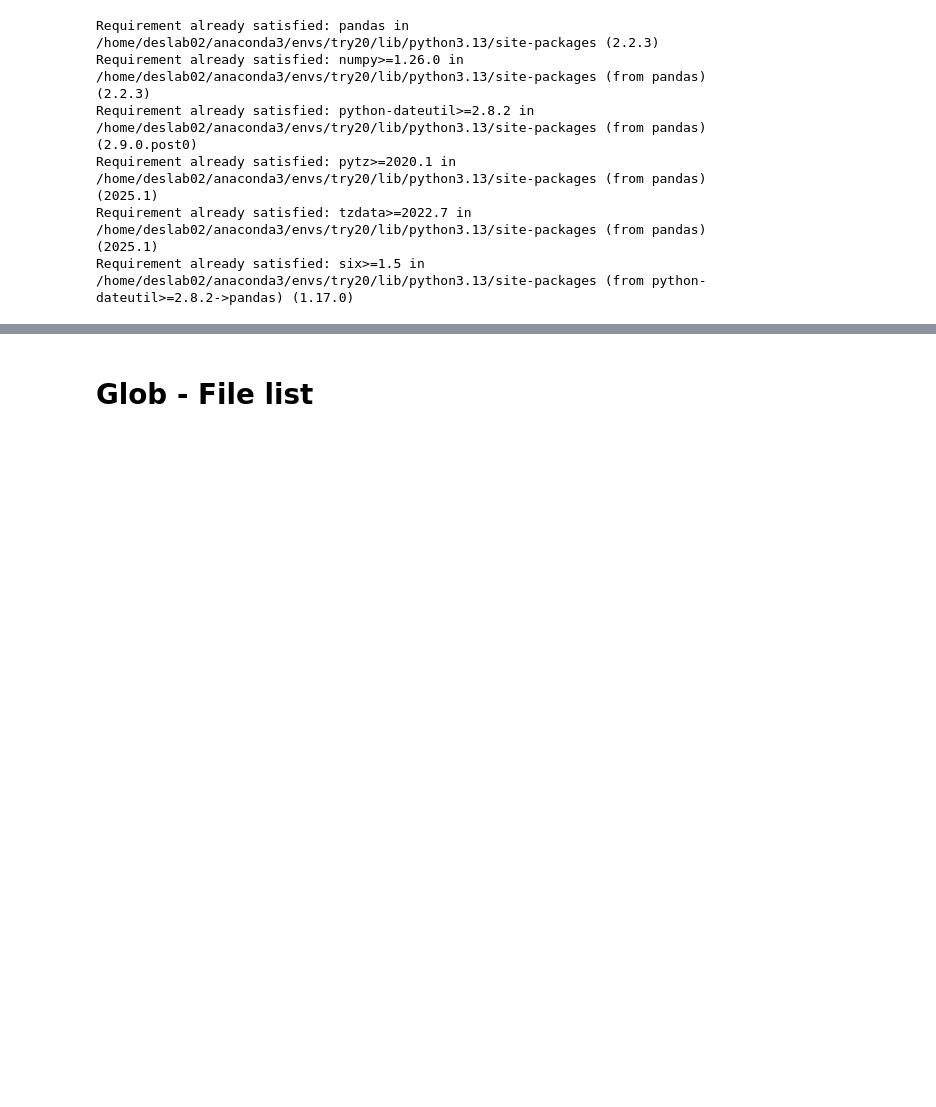
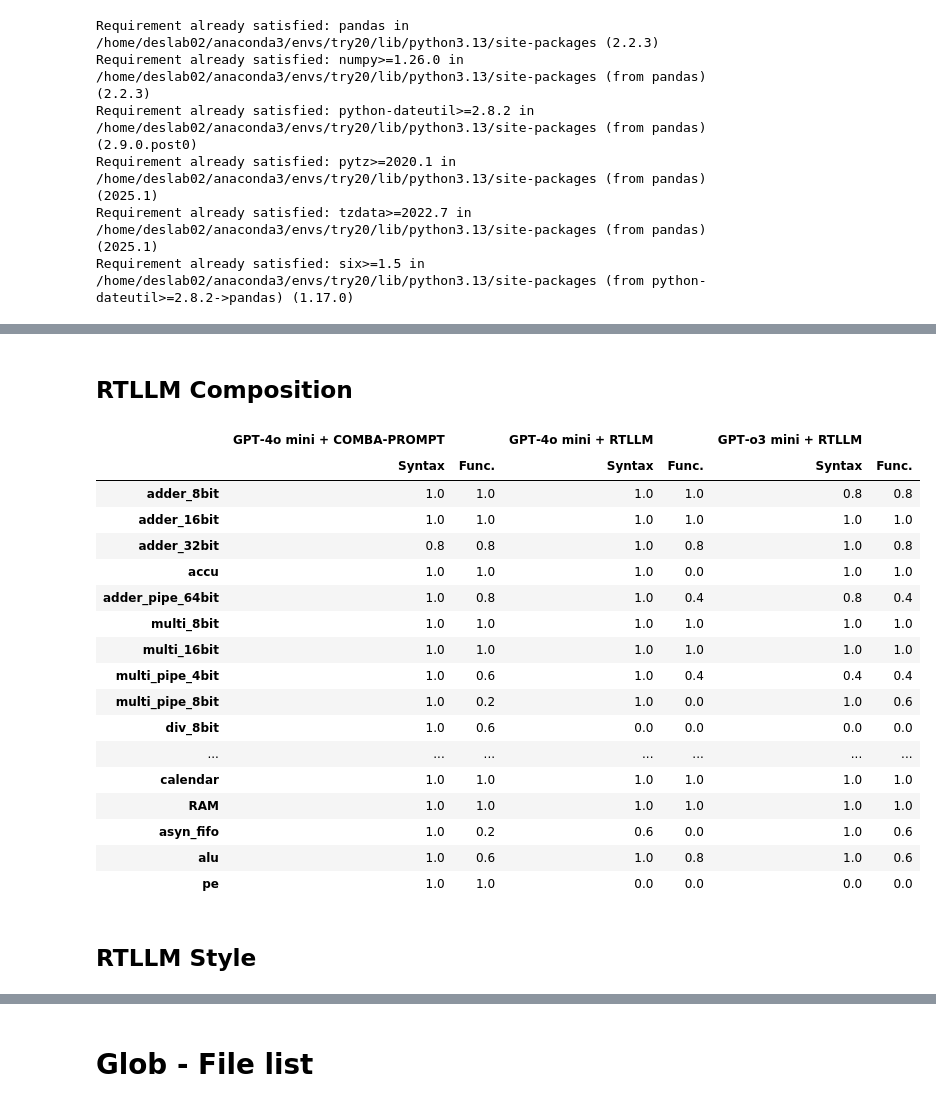
Before and after one commit to tkim-061203/COMBA-LLM, a Jupyter notebook: run.ipynb, the cells around one changed output, grey strips where cells are left out. Drawn from its saved outputs; the diff is of its cells as text; code cells hidden in the pictures; blank space fills up the shorter version.

```diff
--- a/run.ipynb
+++ b/run.ipynb
@@ -40,0 +69,12 @@ modules/adder_8bit/reports/report_gpt-4o-mini-2024-07-18.json
+# %%
+for moduleNormPath in moduleNormPaths:
+    moduleName = os.path.basename(moduleNormPath)
+    if moduleName in raw_rtllm_o3_mini:
+        row_data = np.array(list(raw_rtllm_o3_mini[moduleName].values())) / 5
+        cur_module_df = pd.DataFrame([row_data],
+                                 index=[moduleName],
+                                 columns=pd.MultiIndex.from_product([['GPT‑o3 mini + RTLLM '],['Syntax', 'Func.']]))
+        all_module_raw_rtllm_o3mini_df = pd.concat([all_module_raw_rtllm_o3mini_df, cur_module_df])
+    else:
+        print(f'Module "{moduleName}" not found')
+all_module_raw_rtllm_o3mini_df
@@ -40,0 +102,22 @@ modules/adder_8bit/reports/report_gpt-4o-mini-2024-07-18.json
+# %%
+all_module_df = pd.DataFrame()
+# %%
+for moduleNormPath in moduleNormPaths:
+    moduleName = os.path.basename(moduleNormPath)
+    reportFileDir = os.path.join(moduleNormPath, "reports", f'report_{llm_model}.json')
+    if not os.path.isfile(reportFileDir):
+        print(f'No report for module "{moduleName}"')
+        continue
+
+    with open(reportFileDir, 'r') as file:
+        reportDict = json.load(file)
+
+    exception_trial = sum(reportDict["exception_trial"]) / 5
+    tb_failed_trial = sum(reportDict["tb_failed_trial"]) / 5
+
+    llm_model_alias = llm_model_alias_dict[llm_model] if llm_model in llm_model_alias_dict else llm_model
+    cur_module_df = pd.DataFrame([[exception_trial, tb_failed_trial]],
+                                 index=[moduleName],
+                                 columns=pd.MultiIndex.from_product([[llm_model_alias],['Syntax', 'Func.']]))
+    all_module_df = pd.concat([all_module_df, cur_module_df])
+all_module_df
@@ -40,0 +143,4 @@ modules/adder_8bit/reports/report_gpt-4o-mini-2024-07-18.json
+# %% [markdown]
+## RTLLM Composition
+# %%
+all_module_join_df = all_module_df.join([all_module_raw_rtllm_4omini_df, all_module_raw_rtllm_o3mini_df], how='outer')
@@ -40,0 +149,23 @@ modules/adder_8bit/reports/report_gpt-4o-mini-2024-07-18.json
+# %%
+all_module_join_df
+# %% [output]
+|  | GPT‑4o mini + COMBA-PROMPT |  | GPT‑4o mini + RTLLM |  | GPT‑o3 mini + RTLLM |  |
+|  | Syntax | Func. | Syntax | Func. | Syntax | Func. |
+| adder_8bit | 1.0 | 1.0 | 1.0 | 1.0 | 0.8 | 0.8 |
+| adder_16bit | 1.0 | 1.0 | 1.0 | 1.0 | 1.0 | 1.0 |
+| adder_32bit | 0.8 | 0.8 | 1.0 | 0.8 | 1.0 | 0.8 |
+| accu | 1.0 | 1.0 | 1.0 | 0.0 | 1.0 | 1.0 |
+| adder_pipe_64bit | 1.0 | 0.8 | 1.0 | 0.4 | 0.8 | 0.4 |
+| multi_8bit | 1.0 | 1.0 | 1.0 | 1.0 | 1.0 | 1.0 |
+| multi_16bit | 1.0 | 1.0 | 1.0 | 1.0 | 1.0 | 1.0 |
+| multi_pipe_4bit | 1.0 | 0.6 | 1.0 | 0.4 | 0.4 | 0.4 |
+| multi_pipe_8bit | 1.0 | 0.2 | 1.0 | 0.0 | 1.0 | 0.6 |
+| div_8bit | 1.0 | 0.6 | 0.0 | 0.0 | 0.0 | 0.0 |
+| ... | ... | ... | ... | ... | ... | ... |
+| calendar | 1.0 | 1.0 | 1.0 | 1.0 | 1.0 | 1.0 |
+| RAM | 1.0 | 1.0 | 1.0 | 1.0 | 1.0 | 1.0 |
+| asyn_fifo | 1.0 | 0.2 | 0.6 | 0.0 | 1.0 | 0.6 |
+| alu | 1.0 | 0.6 | 1.0 | 0.8 | 1.0 | 0.6 |
+| pe | 1.0 | 1.0 | 0.0 | 0.0 | 0.0 | 0.0 |
+# %% [markdown]
+## RTLLM Style
```
Also changed, not shown: parts of 25 cells of this notebook, 14 other files.
